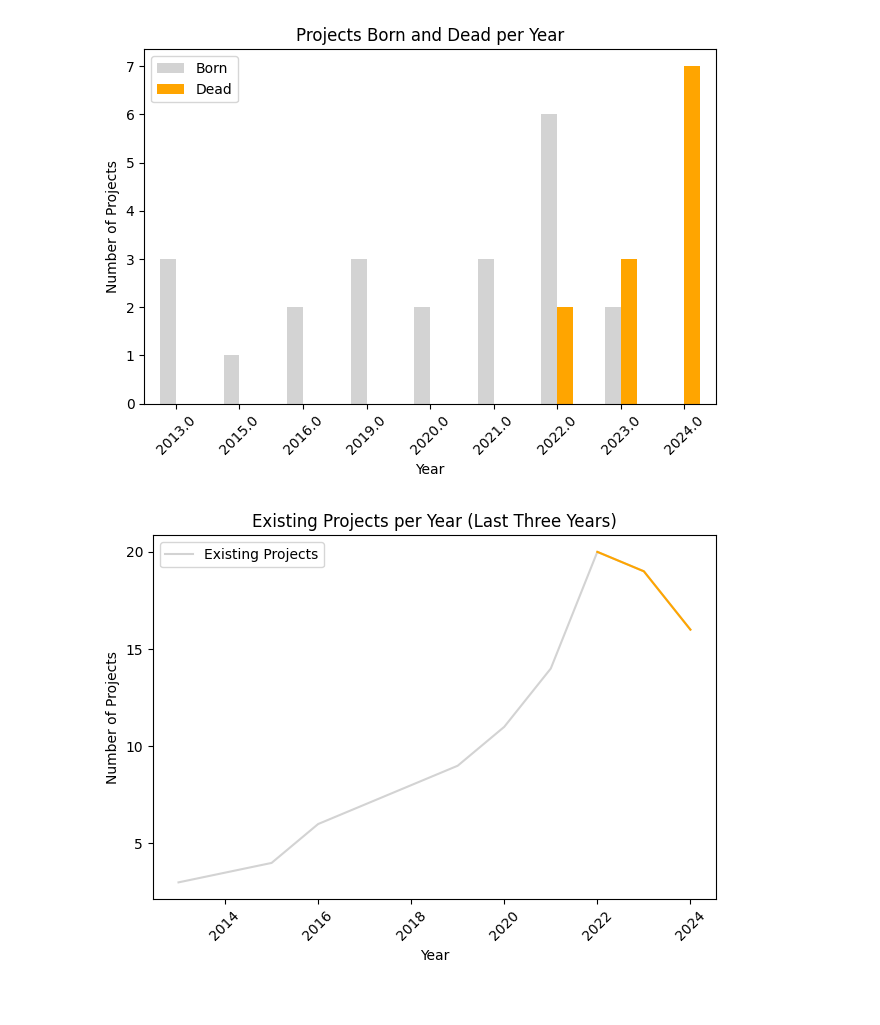
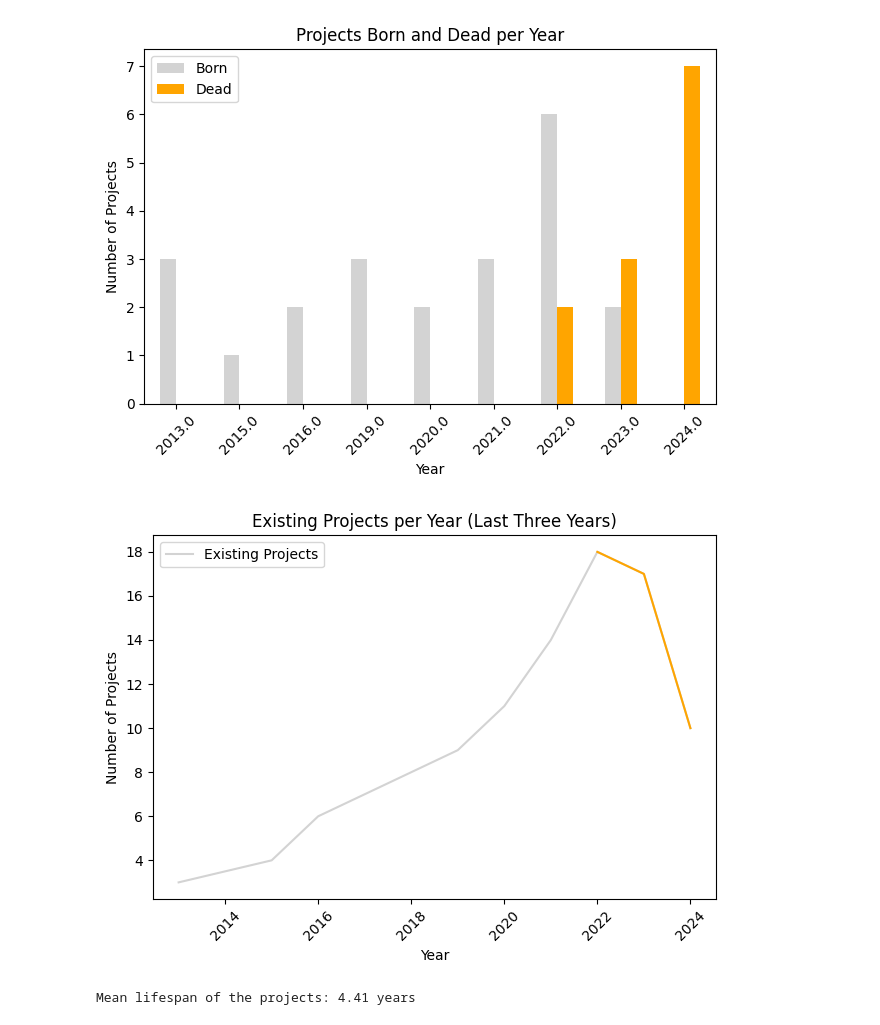
Before and after one commit to gspinaci/Vita-e-morte-DH-projects, a Jupyter notebook: dataset/input/make_chart.ipynb, the cells around one changed output. Cells and saved outputs as stored; diff of their text form; code cells hidden in the pictures.

Commit message:
add average existence in years
Signed-off-by: gspinaci <gianmarco.spinaci@gmail.com>

```diff
--- a/dataset/input/make_chart.ipynb
+++ b/dataset/input/make_chart.ipynb
@@ -157,21 +157,39 @@ plt.show()
 [figure]
 # %%
 # Plot the line graph for existing projects per year
+df_years['Existing'] = df_years.apply(lambda row: row['Born'] - row['Dead'], axis=1).cumsum()
+
 fig, ax = plt.subplots()
 ax.plot(df_years['Year'], df_years['Existing'], label='Existing Projects', color='lightgrey')
 
 # Highlight the last three years
 highlight_years = df_years.tail(3)
 ax.plot(highlight_years['Year'], highlight_years['Existing'], color='orange')
 
 ax.set_title('Existing Projects per Year (Last Three Years)')
 ax.set_xlabel('Year')
 ax.set_ylabel('Number of Projects')
 ax.yaxis.get_major_locator().set_params(integer=True)
 plt.xticks(rotation=45)
 plt.legend()
 plt.tight_layout()
 
 plt.show()
 # %% [output]
-[figure, old version]
+[figure, new version]
+# %%
+# Calculate the lifespan of each project
+data['Lifespan'] = (data[KEY_URL_PROGETTO_LAST_SEEN] - data[KEY_URL_PROGETTO_FIRST_SEEN]).dt.days
+
+# Filter out rows with NaN values in 'Lifespan'
+valid_lifespans = data['Lifespan'].dropna()
+
+# Calculate the mean lifespan in days
+mean_lifespan_days = valid_lifespans.mean()
+
+# Convert the mean lifespan to years
+mean_lifespan_years = mean_lifespan_days / 365
+
+print(f"Mean lifespan of the projects: {mean_lifespan_years:.2f} years")
+# %% [output]
+Mean lifespan of the projects: 4.41 years
```
